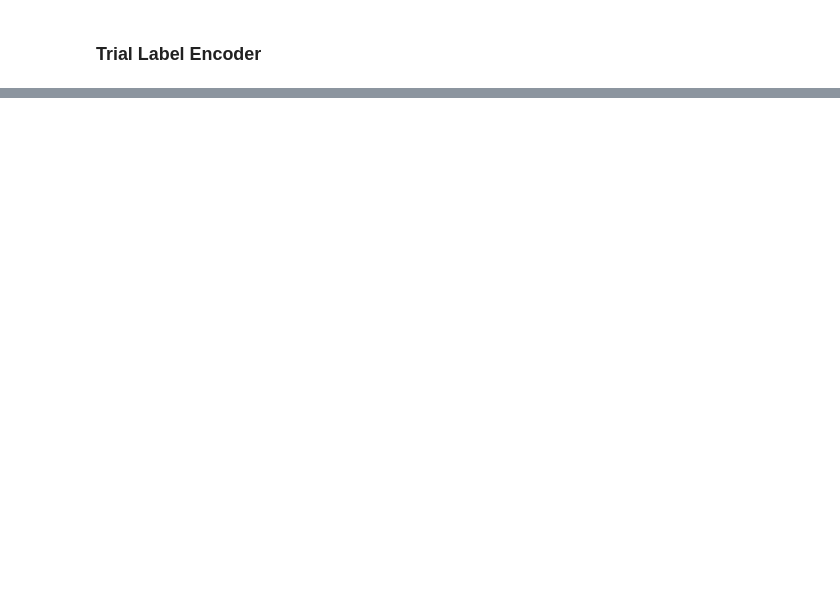
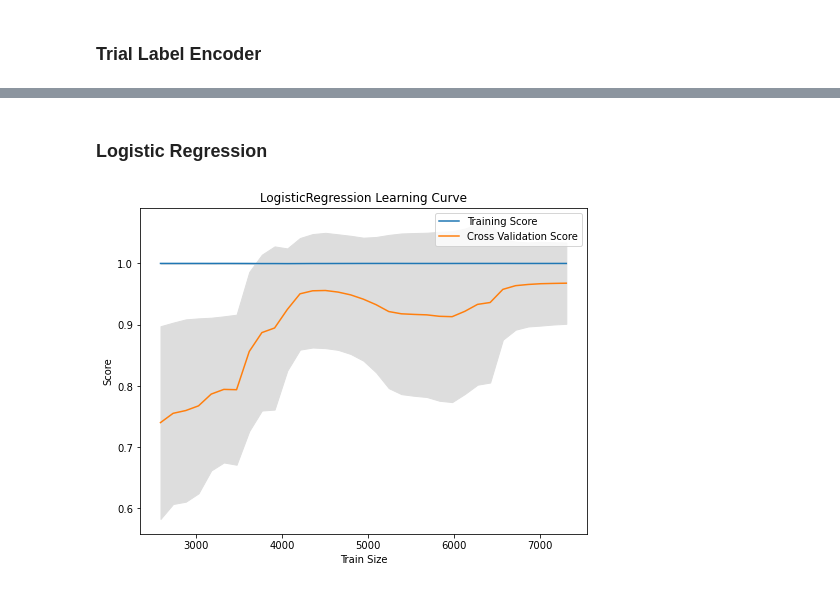
Before and after one commit to royandhika/classification-mushroom, a Jupyter notebook: classification.ipynb, the cells around one changed output, grey strips where cells are left out. Cells and saved outputs as stored; diff of their text form; code cells hidden in the pictures; blank space fills up the shorter version.

```diff
--- a/classification.ipynb
+++ b/classification.ipynb
@@ -460,0 +509,6 @@ Cross-val using KFold (5-folds):
+# %% [markdown]
+### Logistic Regression
+# %%
+learncurve(LogisticRegression())
+# %% [output]
+[figure, added]
```
Also changed, not shown: parts of 27 cells of this notebook, 6 other files.
